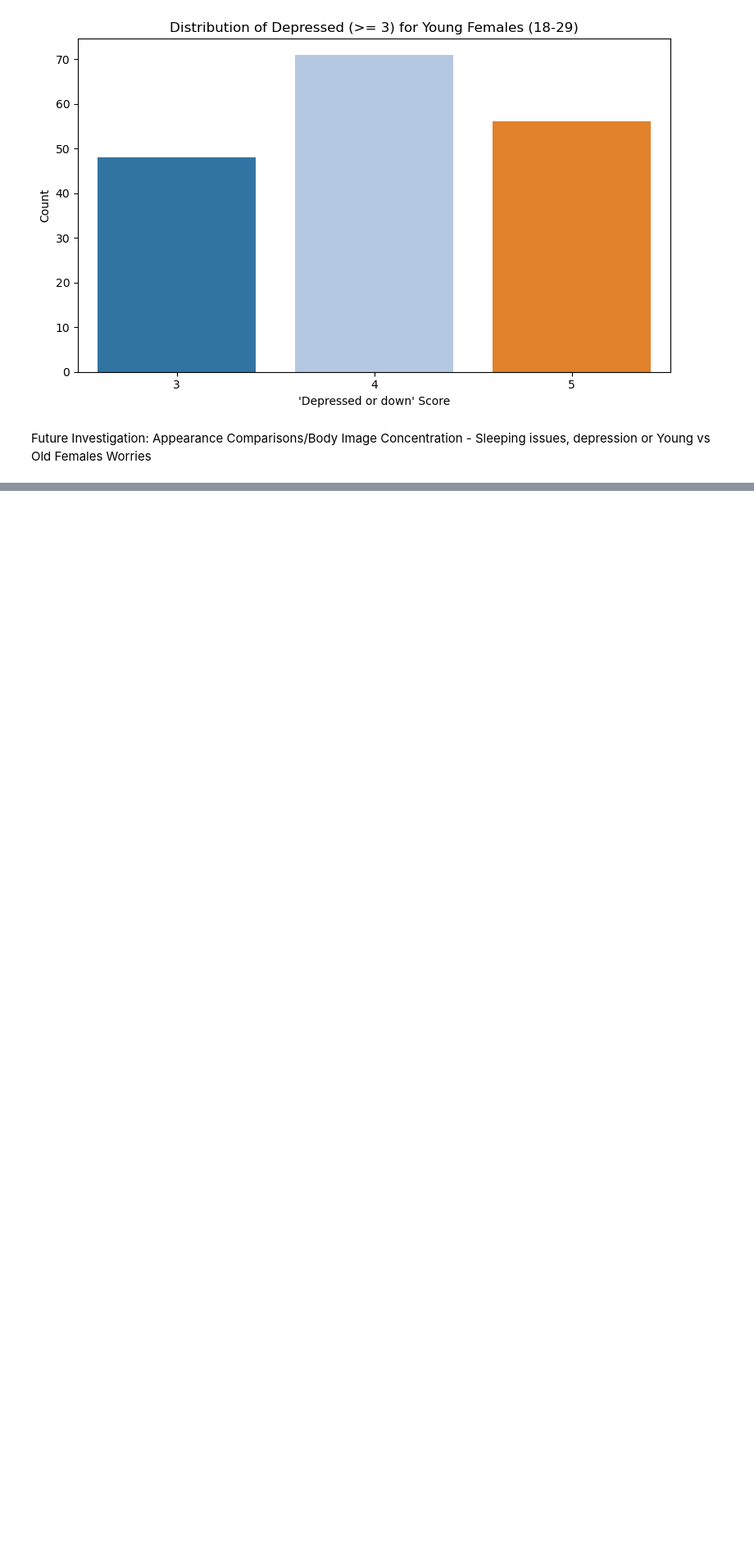
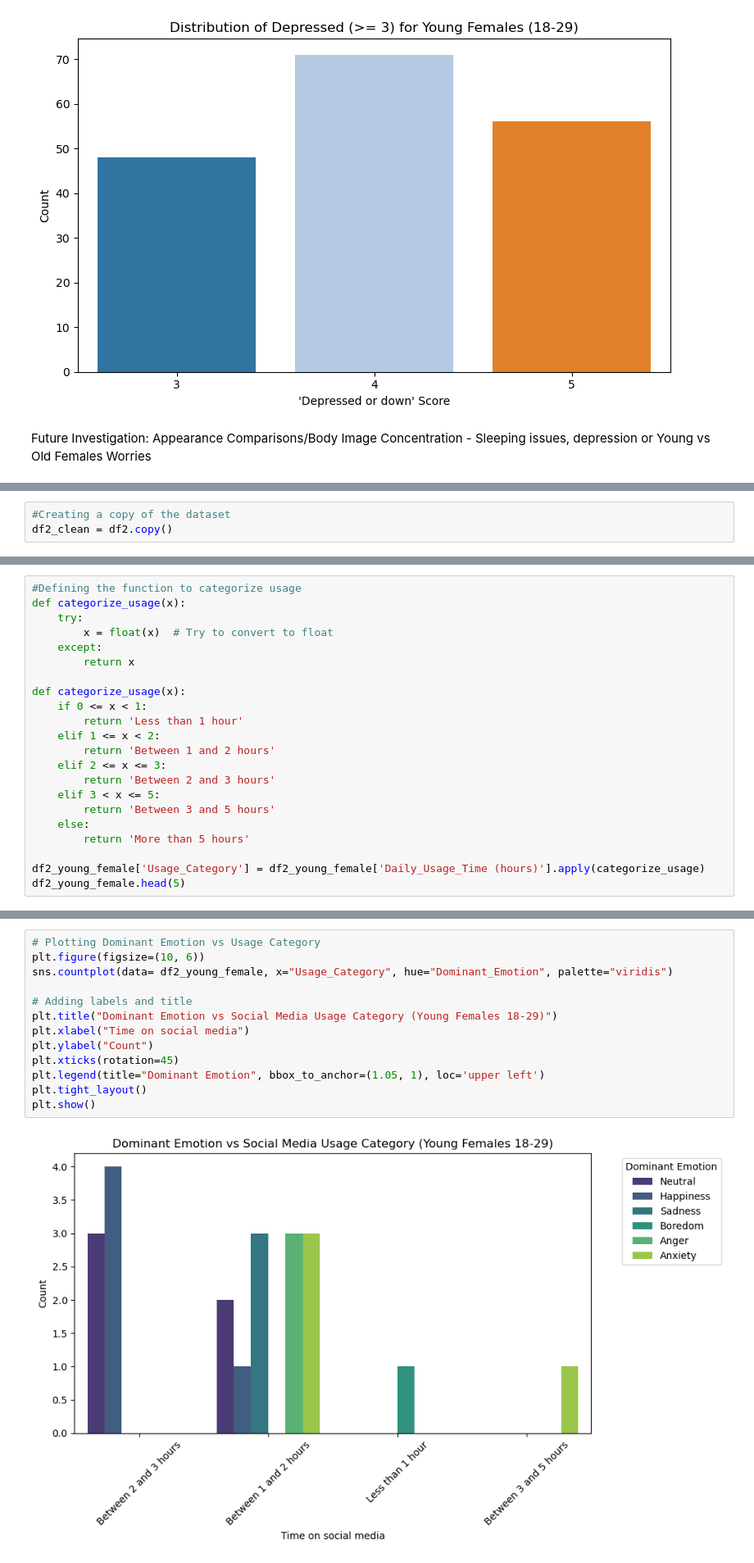
Before and after one commit to ilsecaher/MSDS640-Data-Cleaning, a Jupyter notebook: Social Media Impact.ipynb, the cells around one changed output, grey strips where cells are left out. Shown: that part at 82% size. Saved outputs shown, nothing was run; the diff lists cells and outputs as text; blank space fills up the shorter version.

```diff
--- a/Social Media Impact.ipynb
+++ b/Social Media Impact.ipynb
@@ -527,0 +549,3 @@ Worries
+# %%
+#Creating a copy of the dataset
+df2_clean = df2.copy()
@@ -527,0 +629,22 @@ Worries
+# %%
+#Defining the function to categorize usage
+def categorize_usage(x):
+    try:
+        x = float(x)  # Try to convert to float
+    except:
+        return x
+
+def categorize_usage(x):
+    if 0 <= x < 1:
+        return 'Less than 1 hour'
+    elif 1 <= x < 2:
+        return 'Between 1 and 2 hours'
+    elif 2 <= x <= 3:
+        return 'Between 2 and 3 hours'
+    elif 3 < x <= 5:
+        return 'Between 3 and 5 hours'
+    else:
+        return 'More than 5 hours'
+
+df2_young_female['Usage_Category'] = df2_young_female['Daily_Usage_Time (hours)'].apply(categorize_usage)
+df2_young_female.head(5)
@@ -527,0 +697,15 @@ Worries
+# %%
+# Plotting Dominant Emotion vs Usage Category
+plt.figure(figsize=(10, 6))
+sns.countplot(data= df2_young_female, x="Usage_Category", hue="Dominant_Emotion", palette="viridis")
+
+# Adding labels and title
+plt.title("Dominant Emotion vs Social Media Usage Category (Young Females 18-29)")
+plt.xlabel("Time on social media")
+plt.ylabel("Count")
+plt.xticks(rotation=45)
+plt.legend(title="Dominant Emotion", bbox_to_anchor=(1.05, 1), loc='upper left')
+plt.tight_layout()
+plt.show()
+# %% [output]
+[figure, added]
```
Also changed, not shown: parts of 25 cells of this notebook, 2 other files.
